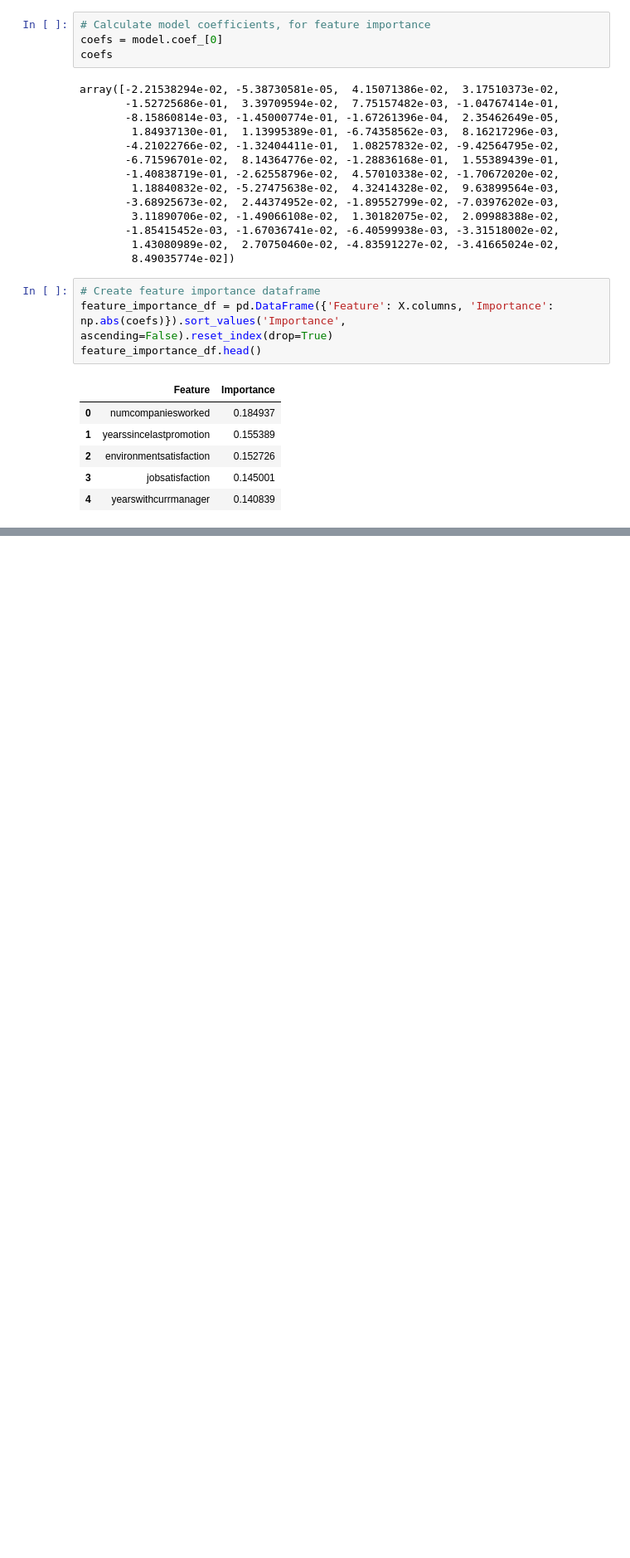
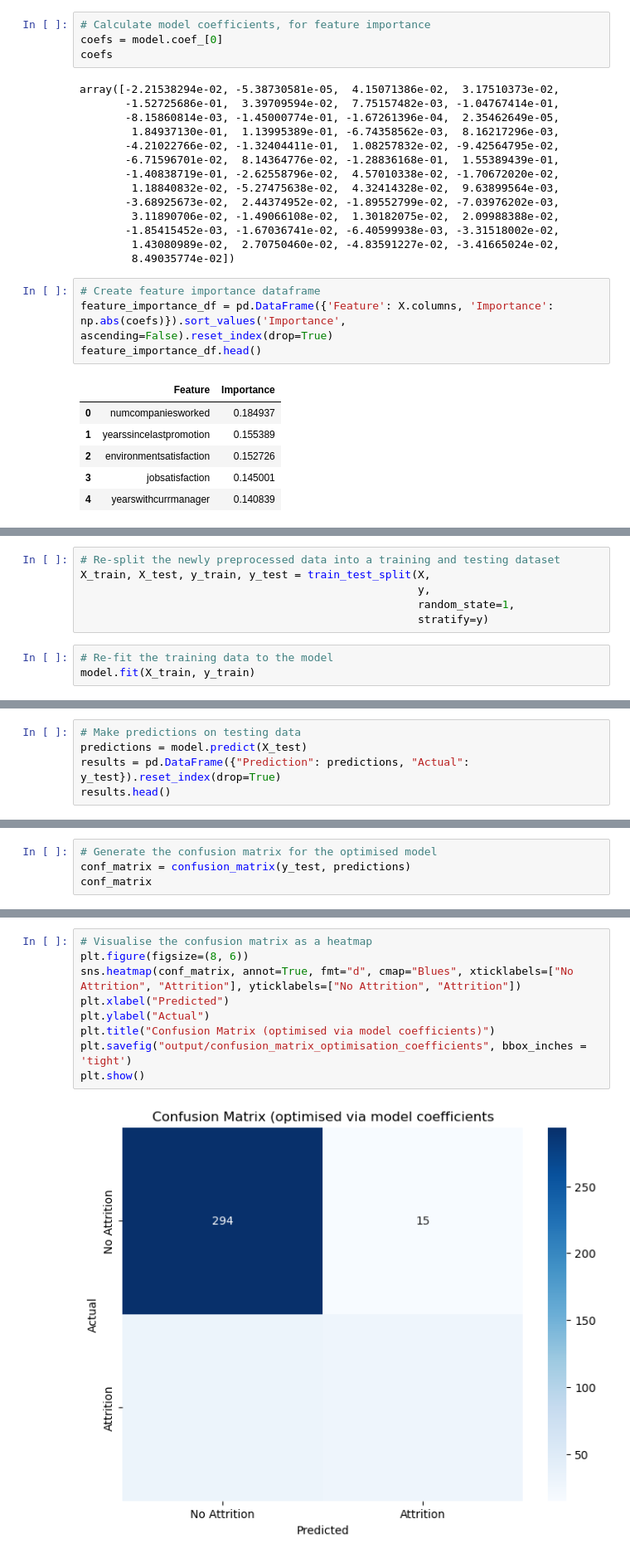
Before and after one commit to ddaniel2024/Project-4, a Jupyter notebook: attrition_analysis_optimisation_coefficients.ipynb, the cells around one changed output, grey strips where cells are left out. Shown at 83% size. Saved outputs shown, nothing was run; the diff lists cells and outputs as text; blank space fills up the shorter version.

Commit message:
split main code into 5 nbs to investigate var optimisation techniques

```diff
--- a/attrition_analysis_optimisation_coefficients.ipynb
+++ b/attrition_analysis_optimisation_coefficients.ipynb
@@ -274,0 +298,9 @@ plt.show()
+# %%
+# Re-split the newly preprocessed data into a training and testing dataset
+X_train, X_test, y_train, y_test = train_test_split(X,
+                                                    y,
+                                                    random_state=1,
+                                                    stratify=y)
+# %%
+# Re-fit the training data to the model
+model.fit(X_train, y_train)
@@ -274,0 +316,5 @@ plt.show()
+# %%
+# Make predictions on testing data
+predictions = model.predict(X_test)
+results = pd.DataFrame({"Prediction": predictions, "Actual": y_test}).reset_index(drop=True)
+results.head()
@@ -274,0 +348,4 @@ plt.show()
+# %%
+# Generate the confusion matrix for the optimised model
+conf_matrix = confusion_matrix(y_test, predictions)
+conf_matrix
@@ -274,0 +355,11 @@ plt.show()
+# %%
+# Visualise the confusion matrix as a heatmap
+plt.figure(figsize=(8, 6))
+sns.heatmap(conf_matrix, annot=True, fmt="d", cmap="Blues", xticklabels=["No Attrition", "Attrition"], yticklabels=["No Attrition", "Attrition"])
+plt.xlabel("Predicted")
+plt.ylabel("Actual")
+plt.title("Confusion Matrix (optimised via model coefficients)")
+plt.savefig("output/confusion_matrix_optimisation_coefficients", bbox_inches = 'tight')
+plt.show()
+# %% [output]
+[figure, added]
```
Also changed, not shown: parts of 16 cells of this notebook, 12 other files.
